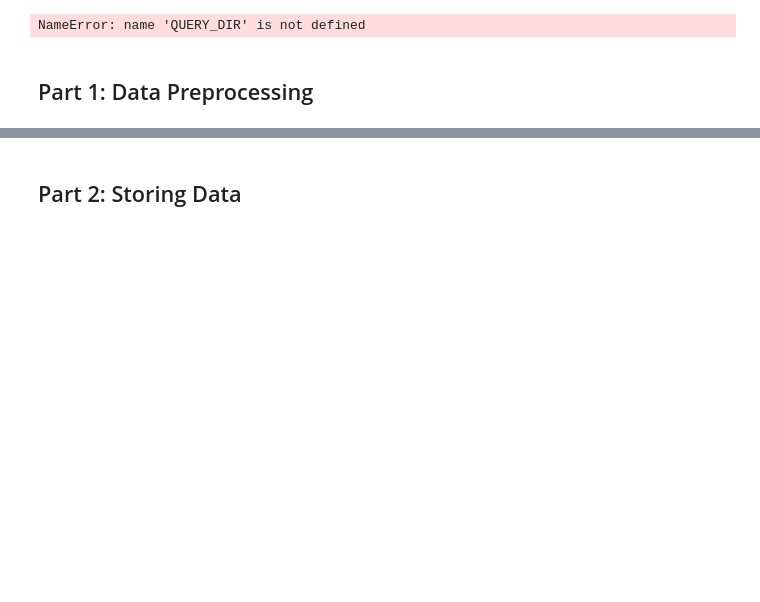
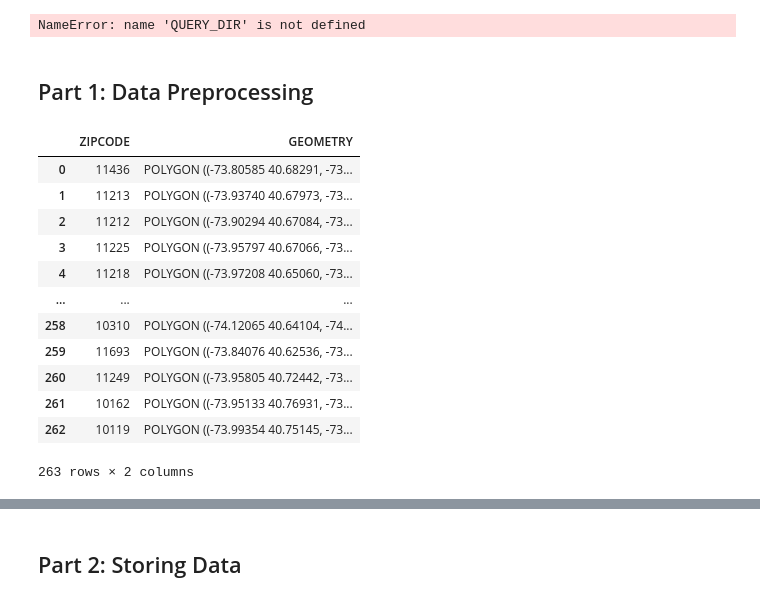
Before and after one commit to Fengqiangzhang/Final-Project-Fall-2023, a Jupyter notebook: Final Project Source Code.ipynb, the cells around one changed output, grey strips where cells are left out. Saved outputs shown, nothing was run; the diff lists cells and outputs as text; code cells hidden in the pictures; blank space fills up the shorter version.

Commit message:
Update data storing part
Four tables were initially created.

```diff
--- a/Final Project Source Code.ipynb
+++ b/Final Project Source Code.ipynb
@@ -90,55 +90,46 @@ def download_nyc_geojson_data(url, force=False):
 # %%
-def load_and_clean_zipcodes(zipcode_datafile):
-    import pandas as pd
-    import geopandas as gpd
-    from dbfread import DBF
-    import xml.etree.ElementTree as ET
+def normalize_geometry_srid(gdf, target_srid):
+    if gdf.crs and gdf.crs.to_epsg() == target_srid:
+        return gdf
+    try:
+        gdf_normalized = gdf.copy()
+        gdf_normalized['geometry'] = gdf_normalized['geometry'].to_crs(epsg=target_srid)
+        return gdf_normalized
+    except Exception as e:
+        print(f"Error during geometry normalization: {e}")
+        return None
+
+def load_and_clean_zipcodes(ZIPCODE_DATA_FILE):
 
     # Pass file path using parameters
-    zipcodes_data_path_1 = zipcode_datafile['dbf']
-    zipcodes_data_path_2 = zipcode_datafile['prj'] # unnecessary to read
-    zipcodes_data_path_3 = zipcode_datafile['sbn'] # unnecessary to read
-    zipcodes_data_path_4 = zipcode_datafile['sbx'] # unnecessary to read
-    zipcodes_data_path_5 = zipcode_datafile['shp']
-    zipcodes_data_path_6 = zipcode_datafile['shp.xml'] # unnecessary to read
-    zipcodes_data_path_7 = zipcode_datafile['shx']
+    zipcodes_data_path_7 = ZIPCODE_DATA_FILE['shx']
 
-    # 1st doc
-    table = DBF(zipcodes_data_path_1)
-    zipcodes_df_1 = pd.DataFrame(iter(table))
-    zipcodes_df_1.drop(columns=['URL'], inplace=True)
-    zipcodes_df_1.drop(columns=['SHAPE_AREA'], inplace=True)
-    zipcodes_df_1.drop(columns=['SHAPE_LEN'], inplace=True)
-    print("DataFrame 1 ")
-    print(zipcodes_df_1)
-
-    # 5th doc
-    zipcodes_df_5 = gpd.read_file(zipcodes_data_path_5)
-    zipcodes_df_5.drop(columns=['URL'], inplace=True)
-    zipcodes_df_5.drop(columns=['SHAPE_AREA'], inplace=True)
-    zipcodes_df_5.drop(columns=['SHAPE_LEN'], inplace=True)
-    print("DataFrame 5 ")
-    print(zipcodes_df_5)
 
     # 7th doc
     zipcodes_df_7 = gpd.read_file(zipcodes_data_path_7)
-    zipcodes_df_7.drop(columns=['URL'], inplace=True)
-    zipcodes_df_7.drop(columns=['SHAPE_AREA'], inplace=True)
-    zipcodes_df_7.drop(columns=['SHAPE_LEN'], inplace=True)
-    print("DataFrame 7 ")
-    print(zipcodes_df_5)
 
+    #filter the columns
+    columns_to_keep = ["ZIPCODE","geometry"]
+    zipcodes_df_7 = zipcodes_df_7.filter(items=columns_to_keep)
 
-zipcode_datafile_paths = {
-    'dbf': '/Users/jojoamelboi/Desktop/GITHUB/Untitled/data/drive-download-20231203T171520Z-001/nyc_zipcodes.dbf',
-    'prj': '/Users/jojoamelboi/Desktop/GITHUB/Untitled/data/drive-download-20231203T171520Z-001/nyc_zipcodes.prj',
-    'sbn': '/Users/jojoamelboi/Desktop/GITHUB/Untitled/data/drive-download-20231203T171520Z-001/nyc_zipcodes.sbn',
-    'sbx': '/Users/jojoamelboi/Desktop/GITHUB/Untitled/data/drive-download-20231203T171520Z-001/nyc_zipcodes.sbx',
-    'shp': '/Users/jojoamelboi/Desktop/GITHUB/Untitled/data/drive-download-20231203T171520Z-001/nyc_zipcodes.shp',
-    'shp.xml': '/Users/jojoamelboi/Desktop/GITHUB/Untitled/data/drive-download-20231203T171520Z-001/nyc_zipcodes.shp.xml',
-    'shx': '/Users/jojoamelboi/Desktop/GITHUB/Untitled/data/drive-download-20231203T171520Z-001/nyc_zipcodes.shx',
-}
+    #Normalize the columns
+    zipcodes_df_7 = normalize_geometry_srid(zipcodes_df_7, target_srid=4326)
+    zipcodes_df_7.columns = zipcodes_df_7.columns.str.upper().str.replace(' ', '_')
 
-load_and_clean_zipcodes(zipcode_datafile_paths)
+    return zipcodes_df_7
+# %% [output]
+|  | ZIPCODE | GEOMETRY |
+| 0 | 11436 | POLYGON ((-73.80585 40.68291, -73... |
+| 1 | 11213 | POLYGON ((-73.93740 40.67973, -73... |
+| 2 | 11212 | POLYGON ((-73.90294 40.67084, -73... |
+| 3 | 11225 | POLYGON ((-73.95797 40.67066, -73... |
+| 4 | 11218 | POLYGON ((-73.97208 40.65060, -73... |
+| ... | ... | ... |
+| 258 | 10310 | POLYGON ((-74.12065 40.64104, -74... |
+| 259 | 11693 | POLYGON ((-73.84076 40.62536, -73... |
+| 260 | 11249 | POLYGON ((-73.95805 40.72442, -73... |
+| 261 | 10162 | POLYGON ((-73.95133 40.76931, -73... |
+| 262 | 10119 | POLYGON ((-73.99354 40.75145, -73... |
+263 rows × 2 columns
 # %%
 def download_and_clean_311_data():
```
Also changed, not shown: parts of 21 cells of this notebook.
